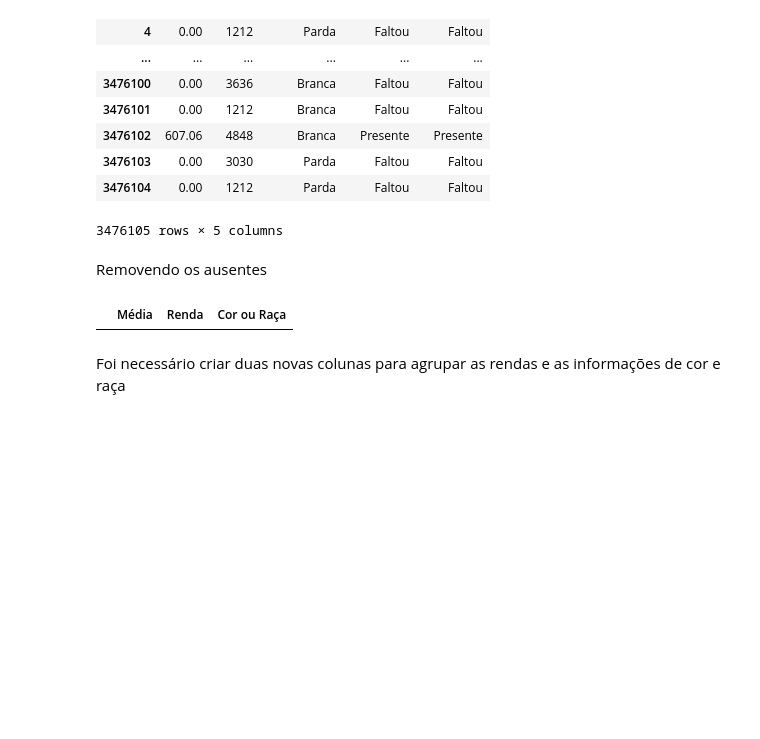
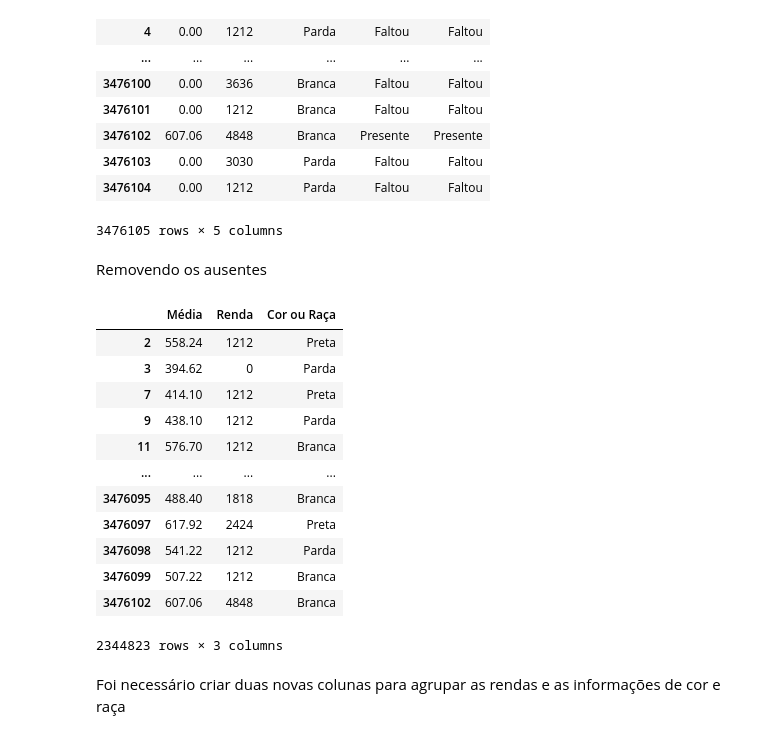
Before and after one commit to Grupo-B-Turma-2-Ada-VemSerTech/Projeto_Mod04_Ada_VemSerTech, a Jupyter notebook: Projeto.ipynb, the cells around one changed output. Saved outputs shown, nothing was run; the diff lists cells and outputs as text; code cells hidden in the pictures; blank space fills up the shorter version.

```diff
--- a/Projeto.ipynb
+++ b/Projeto.ipynb
@@ -941,11 +941,23 @@ tabela_c_ausentes
 # %% [markdown]
 Removendo os ausentes
 # %%
-tabela_media_renda_etnia = tabela_c_ausentes.loc[(tabela_c_ausentes['presenca1']==1) & (tabela_c_ausentes['presenca2']==1),
+tabela_media_renda_etnia = tabela_c_ausentes.loc[(tabela_c_ausentes['presenca1']=='Presente') & (tabela_c_ausentes['presenca2']=='Presente'),
                                             ['Média', 'Renda', 'Cor ou Raça']]
 tabela_media_renda_etnia
 # %% [output]
 |  | Média | Renda | Cor ou Raça |
+| 2 | 558.24 | 1212 | Preta |
+| 3 | 394.62 | 0 | Parda |
+| 7 | 414.10 | 1212 | Preta |
+| 9 | 438.10 | 1212 | Parda |
+| 11 | 576.70 | 1212 | Branca |
+| ... | ... | ... | ... |
+| 3476095 | 488.40 | 1818 | Branca |
+| 3476097 | 617.92 | 2424 | Preta |
+| 3476098 | 541.22 | 1212 | Parda |
+| 3476099 | 507.22 | 1212 | Branca |
+| 3476102 | 607.06 | 4848 | Branca |
+2344823 rows × 3 columns
 # %% [markdown]
 Foi necessário criar duas novas colunas para agrupar as rendas e as informações de cor e raça
 # %%
```
Also changed, not shown: parts of 3 cells of this notebook.
